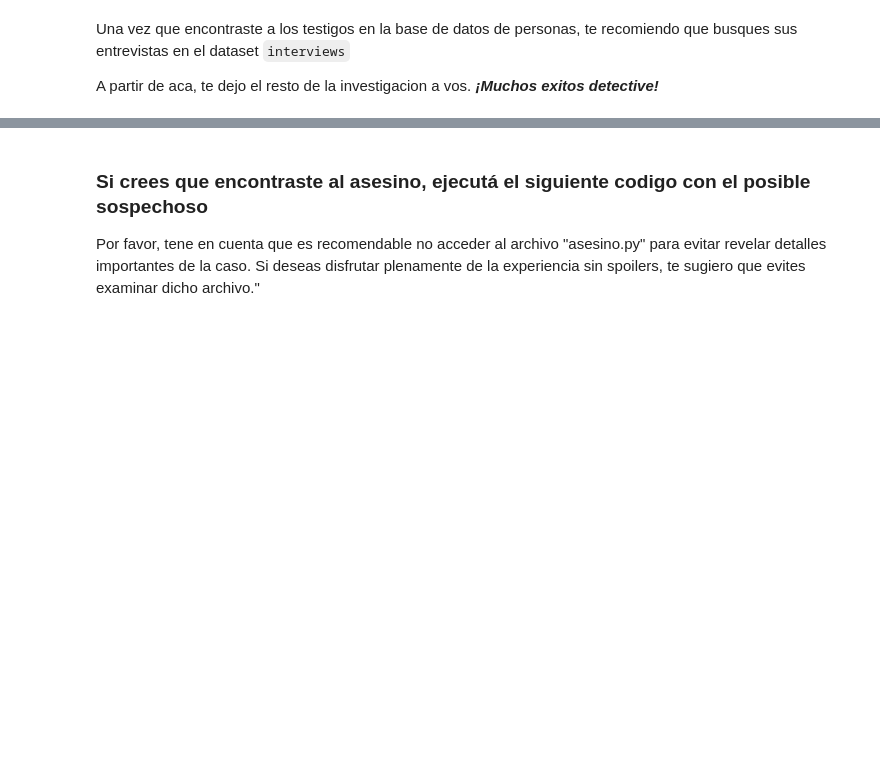
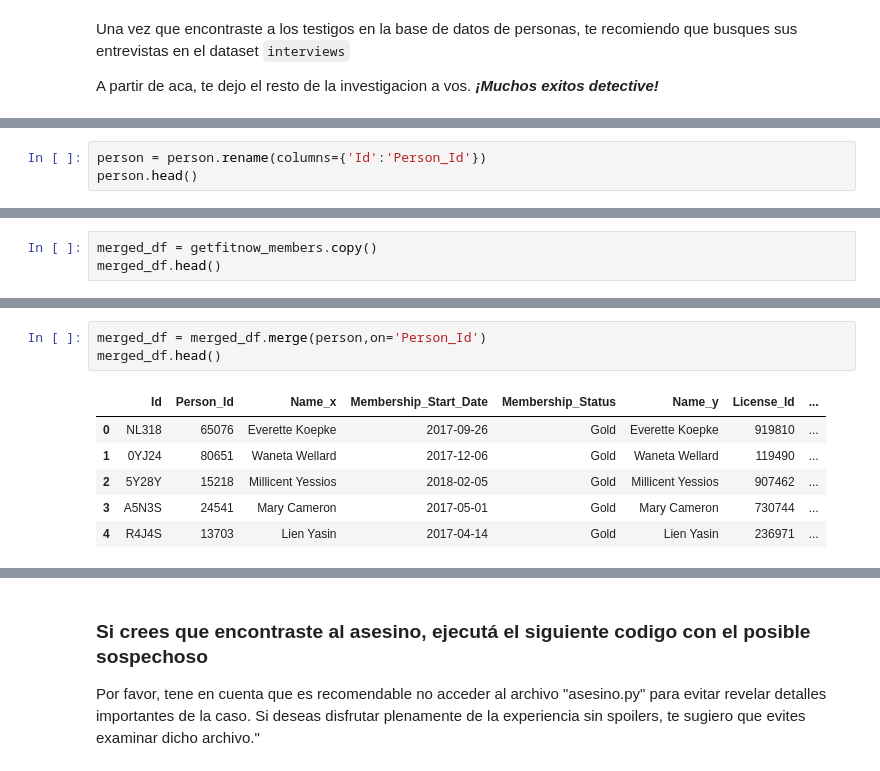
Before and after one commit to thomasbraca/The_pandas_murder_mystery, a Jupyter notebook: MurderMysteryWalkthrough.ipynb, the cells around one changed output, grey strips where cells are left out. Saved outputs shown, nothing was run; the diff lists cells and outputs as text; blank space fills up the shorter version.

```diff
--- a/MurderMysteryWalkthrough.ipynb
+++ b/MurderMysteryWalkthrough.ipynb
@@ -88,0 +172,3 @@ A partir de aca, te dejo el resto de la investigacion a vos. ***¡Muchos exitos
+# %%
+person = person.rename(columns={'Id':'Person_Id'})
+person.head()
@@ -88,0 +182,3 @@ A partir de aca, te dejo el resto de la investigacion a vos. ***¡Muchos exitos
+# %%
+merged_df = getfitnow_members.copy()
+merged_df.head()
@@ -88,0 +192,10 @@ A partir de aca, te dejo el resto de la investigacion a vos. ***¡Muchos exitos
+# %%
+merged_df = merged_df.merge(person,on='Person_Id')
+merged_df.head()
+# %% [output]
+|  | Id | Person_Id | Name_x | Membership_Start_Date | Membership_Status | Name_y | License_Id | ... |
+| 0 | NL318 | 65076 | Everette Koepke | 2017-09-26 | Gold | Everette Koepke | 919810 | ... |
+| 1 | 0YJ24 | 80651 | Waneta Wellard | 2017-12-06 | Gold | Waneta Wellard | 119490 | ... |
+| 2 | 5Y28Y | 15218 | Millicent Yessios | 2018-02-05 | Gold | Millicent Yessios | 907462 | ... |
+| 3 | A5N3S | 24541 | Mary Cameron | 2017-05-01 | Gold | Mary Cameron | 730744 | ... |
+| 4 | R4J4S | 13703 | Lien Yasin | 2017-04-14 | Gold | Lien Yasin | 236971 | ... |
```
Also changed, not shown: parts of 20 cells of this notebook, 1 other file.
